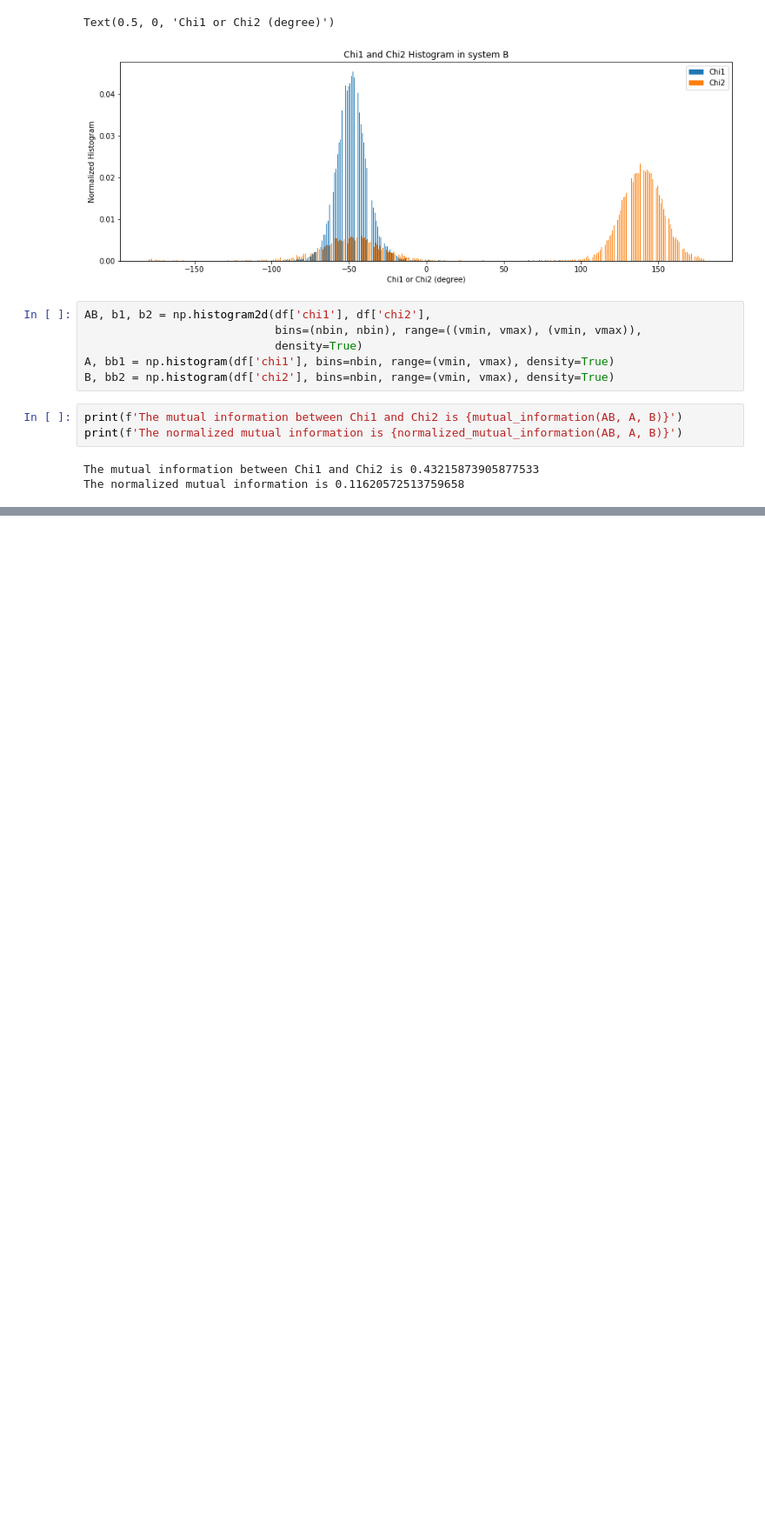
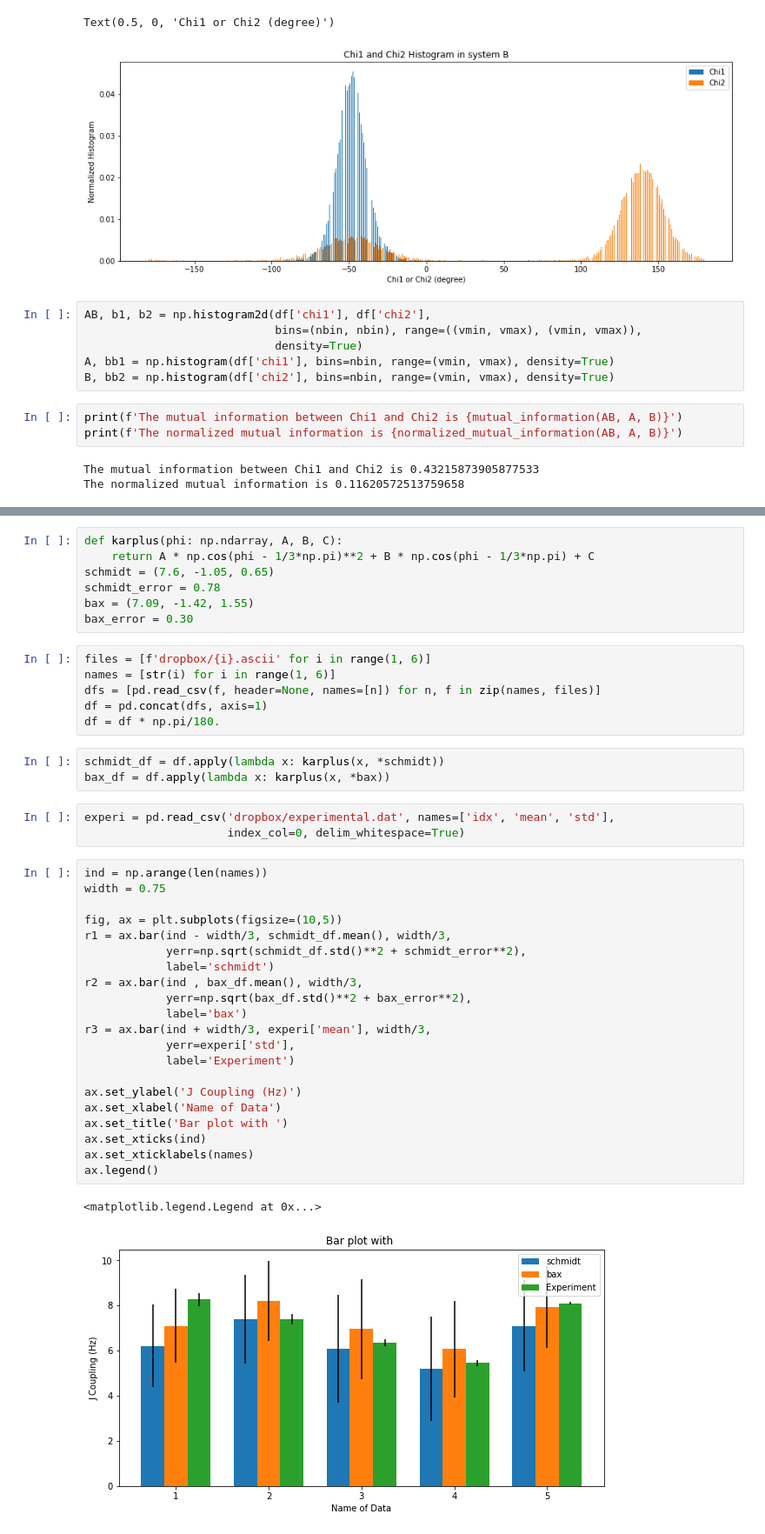
Before and after one commit to laifi/molecular-dynamics, a Jupyter notebook: e06/e06.ipynb, the cells around one changed output, grey strips where cells are left out. Shown at 87% size. Saved outputs shown, nothing was run; the diff lists cells and outputs as text; blank space fills up the shorter version.

```diff
--- a/e06/e06.ipynb
+++ b/e06/e06.ipynb
@@ -162,0 +164,43 @@ The normalized mutual information is 0.11620572513759658
+# %%
+def karplus(phi: np.ndarray, A, B, C):
+    return A * np.cos(phi - 1/3*np.pi)**2 + B * np.cos(phi - 1/3*np.pi) + C
+schmidt = (7.6, -1.05, 0.65)
+schmidt_error = 0.78
+bax = (7.09, -1.42, 1.55)
+bax_error = 0.30
+# %%
+files = [f'dropbox/{i}.ascii' for i in range(1, 6)]
+names = [str(i) for i in range(1, 6)]
+dfs = [pd.read_csv(f, header=None, names=[n]) for n, f in zip(names, files)]
+df = pd.concat(dfs, axis=1)
+df = df * np.pi/180.
+# %%
+schmidt_df = df.apply(lambda x: karplus(x, *schmidt))
+bax_df = df.apply(lambda x: karplus(x, *bax))
+# %%
+experi = pd.read_csv('dropbox/experimental.dat', names=['idx', 'mean', 'std'],
+                     index_col=0, delim_whitespace=True)
+# %%
+ind = np.arange(len(names))
+width = 0.75
+
+fig, ax = plt.subplots(figsize=(10,5))
+r1 = ax.bar(ind - width/3, schmidt_df.mean(), width/3,
+            yerr=np.sqrt(schmidt_df.std()**2 + schmidt_error**2),
+            label='schmidt')
+r2 = ax.bar(ind , bax_df.mean(), width/3,
+            yerr=np.sqrt(bax_df.std()**2 + bax_error**2),
+            label='bax')
+r3 = ax.bar(ind + width/3, experi['mean'], width/3,
+            yerr=experi['std'],
+            label='Experiment')
+
+ax.set_ylabel('J Coupling (Hz)')
+ax.set_xlabel('Name of Data')
+ax.set_title('Bar plot with ')
+ax.set_xticks(ind)
+ax.set_xticklabels(names)
+ax.legend()
+# %% [output]
+<matplotlib.legend.Legend at 0x...>
+[figure, added]
```
Also changed, not shown: parts of 5 cells of this notebook.
